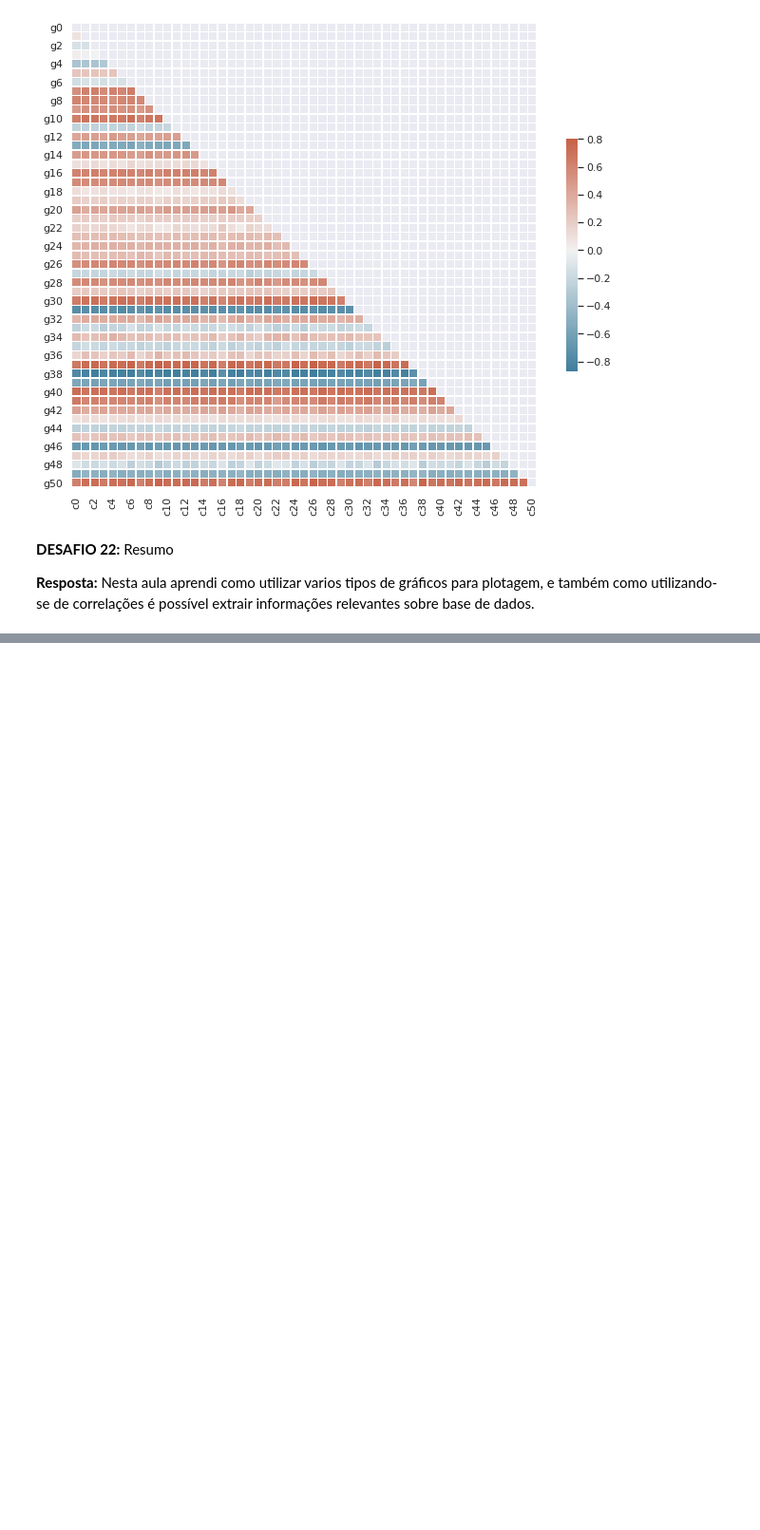
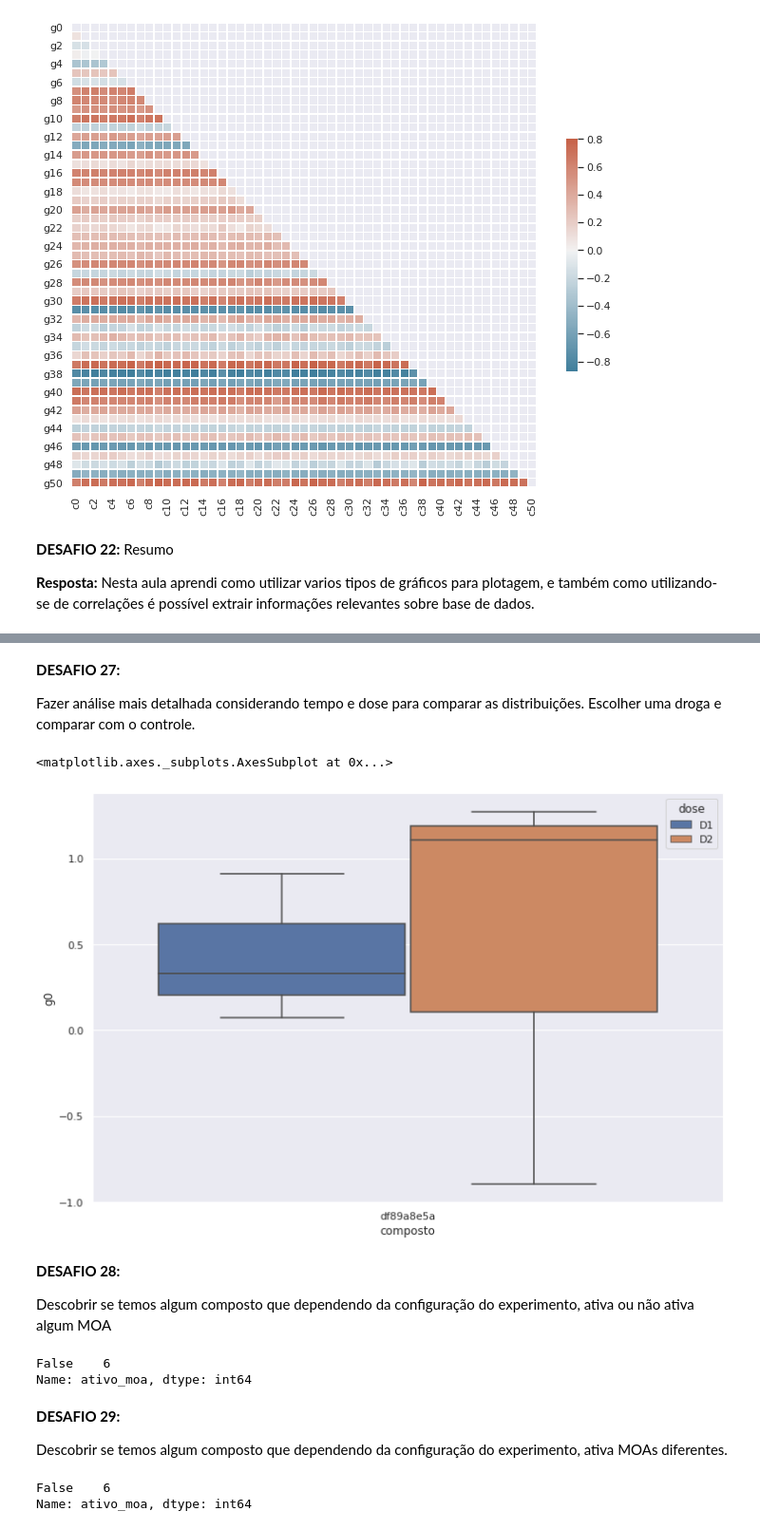
Before and after one commit to ducrz/Imersao-Dados, a Jupyter notebook: ImersaoDados.ipynb, the cells around one changed output, grey strips where cells are left out. Shown at 95% size. Drawn from its saved outputs; the diff is of its cells as text; code cells hidden in the pictures; blank space fills up the shorter version.

```diff
--- a/ImersaoDados.ipynb
+++ b/ImersaoDados.ipynb
@@ -900,0 +1118,3 @@ Resumo
+# %%
+dados_combinados['eh_controle'] = (dados_combinados['tratamento'] == 'com_controle')
+dados_combinados.head()
@@ -900,0 +1133,3 @@ Resumo
+# %%
+dados_combinados['24'] = (dados_combinados['tempo'] == '24')
+dados_combinados.head()
@@ -900,0 +1144,3 @@ Resumo
+# %%
+dados_combinados['48'] = (dados_combinados['tempo'] == '48')
+dados_combinados.head()
@@ -900,0 +1155,3 @@ Resumo
+# %%
+dados_combinados['72'] = (dados_combinados['tempo'] == '72')
+dados_combinados.head()
@@ -900,0 +1201,29 @@ Resumo
+# %% [markdown]
+**DESAFIO 27:**
+
+Fazer análise mais detalhada considerando tempo e dose para comparar as distribuições. Escolher uma droga e comparar com o controle.
+# %%
+composto_principal = dados_combinados['composto'].value_counts().index[:5]
+plt.figure(figsize=(12,8))
+sns.boxplot(data = dados_combinados.query('composto == "df89a8e5a"'), y='g0', x='composto', hue='dose')
+# %% [output]
+<matplotlib.axes._subplots.AxesSubplot at 0x...>
+[figure, added]
+# %% [markdown]
+**DESAFIO 28:**
+
+Descobrir se temos algum composto que dependendo da configuração do experimento, ativa ou não ativa algum MOA
+# %%
+dados_combinados.query('composto == "df89a8e5a"')['ativo_moa'].value_counts()
+# %% [output]
+False    6
+Name: ativo_moa, dtype: int64
+# %% [markdown]
+**DESAFIO 29:**
+
+Descobrir se temos algum composto que dependendo da configuração do experimento, ativa MOAs diferentes.
+# %%
+dados_combinados.query('composto == "df89a8e5a"')['ativo_moa'].value_counts()
+# %% [output]
+False    6
+Name: ativo_moa, dtype: int64
```
Also changed, not shown: parts of 32 cells of this notebook.
